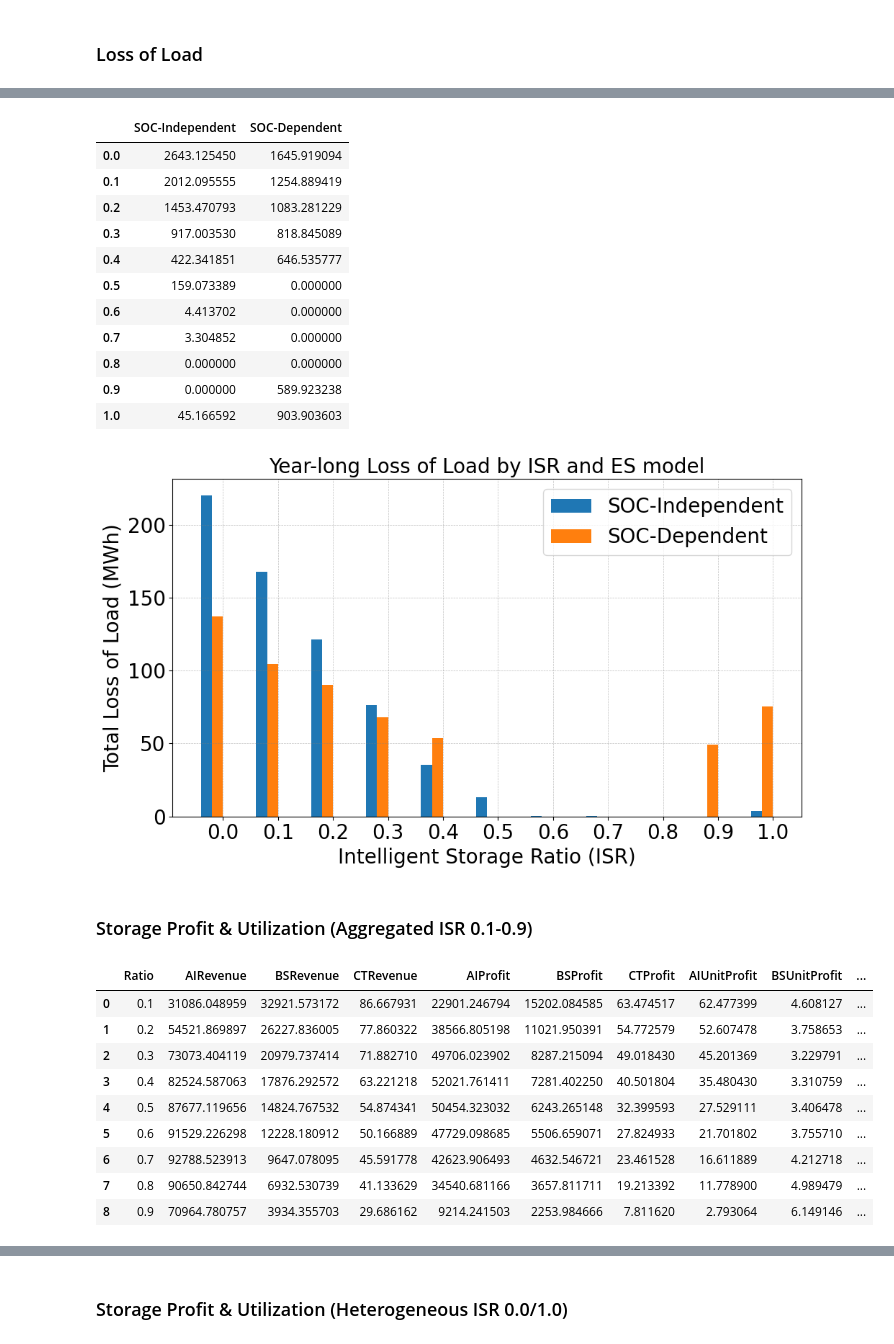
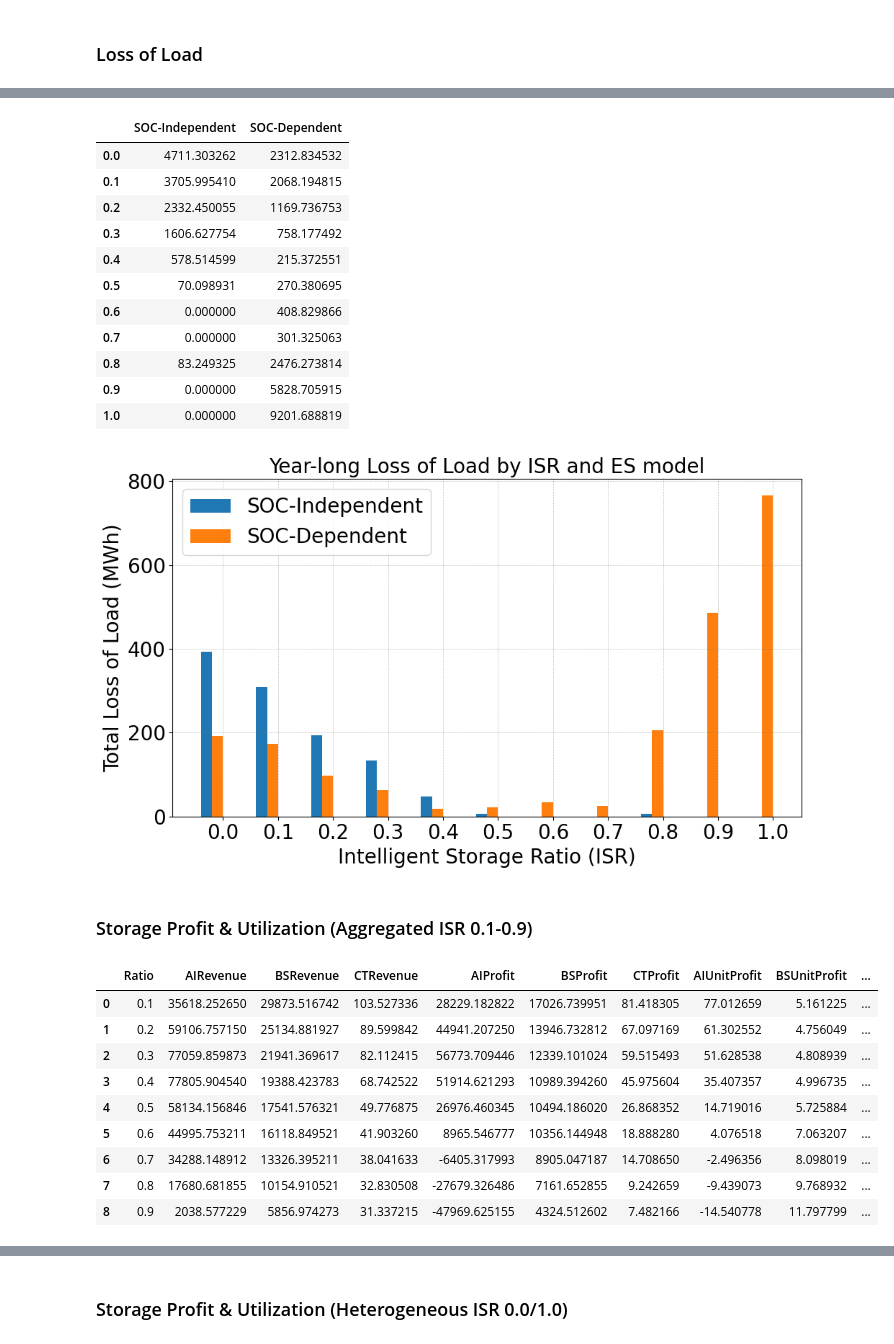
Before and after one commit to niklauskun/STESTS, a Jupyter notebook: Diagnose.ipynb, the cells around one changed output, grey strips where cells are left out. Drawn from its saved outputs; the diff is of its cells as text; code cells hidden in the pictures.

```diff
--- a/Diagnose.ipynb
+++ b/Diagnose.ipynb
@@ -14,10 +14,12 @@ eta = 0.9
 # case_template = 'Strategic/PriceCap/2022_ED1_Strategic_true_FORB_true_ratio{}_Seg1_BAW0_Fuel2.0_NLC1.2_Error0.25NegativeRenew_1.0-2.0-2.0-2.0-2.0'
 # case_template = 'Strategic/Exp1.2/2022/ED1_Strategic_true_FORB_true_ratio{}_Seg5_BAW0_1.0-2.0-2.0-2.0-2.0'
 # case_template = 'Strategic/Cases/20GW/ED1_Strategic_true_FORB_true_ratio{}_Seg1_BAW0_BSESCbid0.5'
-case_template = 'Strategic/9000VOLL/ED1_Strategic_true_FORB_true_ratio{}_Seg1_BAW0_BSESCbid0.5_LDESRatio_1.0_LDESDur_4'
+# case_template = 'Strategic/9000VOLL/ED1_Strategic_true_FORB_true_ratio{}_Seg1_BAW0_BSESCbid0.5_LDESRatio_1.0_LDESDur_4'
+case_template = 'Strategic/9000VOLL/5GW_ED1_Strategic_true_FORB_true_ratio{}_Seg1'
 
 
 ratios = [round(i * 0.1, 1) for i in range(11)]
+# ratios = [round(i * 0.2, 1) for i in range(6)]
 
 ### For random bidding model seletction
 # case_template = 'Strategic/2022/UC25ED{}_Strategic_true_ratio1.0_Seg1_BAW0_MC20.0_hetefalse'
@@ -134,9 +136,12 @@ plt.show()
 ### Total System Cost & Avg SOC
 # %%
 # case_template = 'Strategic/Cases/5GW/ED1_Strategic_true_FORB_true_ratio{}_Seg1_BAW0_BSESCbid0.5'
-case_template = 'Strategic/9000VOLL/ED1_Strategic_true_FORB_true_ratio{}_Seg1_BAW0_BSESCbid0.5_LDESRatio_1.0_LDESDur_4'
+# case_template = 'Strategic/9000VOLL/ED1_Strategic_true_FORB_true_ratio{}_Seg1_BAW0_BSESCbid0.5_LDESRatio_1.0_LDESDur_4'
+case_template = 'Strategic/9000VOLL/5GW_ED1_Strategic_true_FORB_true_ratio{}_Seg1'
+
 
 ratios = [round(i * 0.1, 1) for i in range(11)]
+# ratios = [round(i * 0.2, 1) for i in range(6)]
 Capacity = 19573.6
 # Capacity = 39930.144
 # Capacity = 59895.216
@@ -205,8 +210,11 @@ total_system_costs_df
 # %%
 # case_template = 'Strategic/5GW_C/ED1_Strategic_true_FORB_true_ratio{}_Seg5_BAW0_BSESCbid0.5'
-case_template = 'Strategic/9000VOLL/ED1_Strategic_true_FORB_true_ratio{}_Seg5_BAW0_BSESCbid0.5_LDESRatio_1.0_LDESDur_4'
+# case_template = 'Strategic/9000VOLL/ED1_Strategic_true_FORB_true_ratio{}_Seg5_BAW0_BSESCbid0.5_LDESRatio_1.0_LDESDur_4'
+case_template = 'Strategic/9000VOLL/5GW_ED1_Strategic_true_FORB_true_ratio{}_Seg5'
+
 
 ratios = [round(i * 0.1, 1) for i in range(11)]
+# ratios = [round(i * 0.2, 1) for i in range(6)]
 total_system_costs = []
 # Loop over ratios from 0.0 to 1.0 (assuming increment by 0.1)
 for ratio in ratios:
@@ -412,7 +422,9 @@ ratios = [round(i * 0.1, 1) for i in range(11)]
 case_name = 'SOC-Independent'
 # %%
 # case_template = 'Strategic/Cases/5GW/ED1_Strategic_true_FORB_true_ratio{}_Seg5_BAW0_BSESCbid0.5'
-case_template = 'Strategic/9000VOLL/ED1_Strategic_true_FORB_true_ratio{}_Seg5_BAW0_BSESCbid0.5_LDESRatio_1.0_LDESDur_4'
+# case_template = 'Strategic/9000VOLL/ED1_Strategic_true_FORB_true_ratio{}_Seg5_BAW0_BSESCbid0.5_LDESRatio_1.0_LDESDur_4'
+case_template = 'Strategic/9000VOLL/5GW_ED1_Strategic_true_FORB_true_ratio{}_Seg5'
+
 ratios = [round(i * 0.1, 1) for i in range(11)]
 case_name = 'SOC-Dependent'
 # %%
@@ -450,17 +462,17 @@ LL[case_name] = total_system_ll
 LL
 # %% [output]
 |  | SOC-Independent | SOC-Dependent |
-| 0.0 | 2643.125450 | 1645.919094 |
-| 0.1 | 2012.095555 | 1254.889419 |
-| 0.2 | 1453.470793 | 1083.281229 |
-| 0.3 | 917.003530 | 818.845089 |
-| 0.4 | 422.341851 | 646.535777 |
-| 0.5 | 159.073389 | 0.000000 |
-| 0.6 | 4.413702 | 0.000000 |
-| 0.7 | 3.304852 | 0.000000 |
-| 0.8 | 0.000000 | 0.000000 |
-| 0.9 | 0.000000 | 589.923238 |
-| 1.0 | 45.166592 | 903.903603 |
+| 0.0 | 4711.303262 | 2312.834532 |
+| 0.1 | 3705.995410 | 2068.194815 |
+| 0.2 | 2332.450055 | 1169.736753 |
+| 0.3 | 1606.627754 | 758.177492 |
+| 0.4 | 578.514599 | 215.372551 |
+| 0.5 | 70.098931 | 270.380695 |
+| 0.6 | 0.000000 | 408.829866 |
+| 0.7 | 0.000000 | 301.325063 |
+| 0.8 | 83.249325 | 2476.273814 |
+| 0.9 | 0.000000 | 5828.705915 |
+| 1.0 | 0.000000 | 9201.688819 |
 # %%
 case_names = LL.columns
 fig, ax = plt.subplots(figsize=(10, 6))
@@ -488,14 +500,19 @@ plt.tight_layout()
 
 plt.show()
 # %% [output]
-[figure, old version]
+[figure, new version]
 # %% [markdown]
 ### Storage Profit & Utilization (Aggregated ISR 0.1-0.9)
 # %%
 # case_template = 'Strategic/5GW_C/ED1_Strategic_true_FORB_true_ratio{}_Seg1_BAW0_BSESCbid0.5'
-case_template = 'Strategic/9000VOLL/ED1_Strategic_true_FORB_true_ratio{}_Seg5_BAW0_BSESCbid0.5_LDESRatio_1.0_LDESDur_4'
+# case_template = 'Strategic/9000VOLL/ED1_Strategic_true_FORB_true_ratio{}_Seg5_BAW0_BSESCbid0.5_LDESRatio_1.0_LDESDur_4'
 
-ratios = [round(i * 0.1+0.1, 1) for i in range(10)]
+case_template = 'Strategic/9000VOLL/5GW_ED1_Strategic_true_FORB_true_ratio{}_Seg1'
+
+
+ratios = [round(i * 0.1, 1) for i in range(11)]
+# ratios = [round(i * 0.2, 1) for i in range(6)]
+
 region = 2
 
 # Initialize an empty list to store results
@@ -542,42 +559,42 @@ for ratio in ratios:
             'CTProfit': CTProfit,
             'AIUnitProfit': AIUnitProfit,
             'BSUnitProfit': BSUnitProfit,
             'CTUnitProfit': CTUnitProfit,
             'AICycle': AICycle,
             'BSCycle': BSCycle,
             'CTCycle': CTCycle
         })
 
 # Convert list of dictionaries to DataFrame
 results_df = pd.DataFrame(results)
 results_df
 #     AIRevenue = sum((ESD[35]-ESC[35])*price[0])/1000
 
 #     # Calculate stats and transpose
 #     pricestats = pd.concat([price.mean()*12, (price*12).std()], axis=1).T
 
 #     # Now, instead of appending Series objects, you create DataFrame slices for each and append them
 #     mean_prices_dfs.append(pricestats.iloc[[0]])
 #     std_prices_dfs.append(pricestats.iloc[[1]])
 
 # case = 'Strategic/Exp/2022/UC25ED1_Strategic_true_FORB_true_ratio0.1_Seg1_BAW0_Fuel2.0_NLC2.0_Error0.25_ESPeakBidAdjustment1.0_ESPeakBid100.0NegativeRenew_1.0-2.0-2.0-2.0-2.0'
 
 # ESD = pd.read_csv('output/'+case+'/EDESD.csv',header=None)
 # ESC = pd.read_csv('output/'+case+'/EDESC.csv',header=None)
 # price = pd.read_csv('output/'+case+'/EDprice.csv',header=None)
 # ESindex = pd.read_csv('output/'+case+'/Strategic/storage_to_index_map.csv')
 # ES = pd.read_csv('output/'+case+'/Strategic/ADDED_ES.csv')
 # %% [output]
 |  | Ratio | AIRevenue | BSRevenue | CTRevenue | AIProfit | BSProfit | CTProfit | AIUnitProfit | BSUnitProfit | ... |
-| 0 | 0.1 | 31086.048959 | 32921.573172 | 86.667931 | 22901.246794 | 15202.084585 | 63.474517 | 62.477399 | 4.608127 | ... |
-| 1 | 0.2 | 54521.869897 | 26227.836005 | 77.860322 | 38566.805198 | 11021.950391 | 54.772579 | 52.607478 | 3.758653 | ... |
-| 2 | 0.3 | 73073.404119 | 20979.737414 | 71.882710 | 49706.023902 | 8287.215094 | 49.018430 | 45.201369 | 3.229791 | ... |
-| 3 | 0.4 | 82524.587063 | 17876.292572 | 63.221218 | 52021.761411 | 7281.402250 | 40.501804 | 35.480430 | 3.310759 | ... |
-| 4 | 0.5 | 87677.119656 | 14824.767532 | 54.874341 | 50454.323032 | 6243.265148 | 32.399593 | 27.529111 | 3.406478 | ... |
-| 5 | 0.6 | 91529.226298 | 12228.180912 | 50.166889 | 47729.098685 | 5506.659071 | 27.824933 | 21.701802 | 3.755710 | ... |
-| 6 | 0.7 | 92788.523913 | 9647.078095 | 45.591778 | 42623.906493 | 4632.546721 | 23.461528 | 16.611889 | 4.212718 | ... |
-| 7 | 0.8 | 90650.842744 | 6932.530739 | 41.133629 | 34540.681166 | 3657.811711 | 19.213392 | 11.778900 | 4.989479 | ... |
-| 8 | 0.9 | 70964.780757 | 3934.355703 | 29.686162 | 9214.241503 | 2253.984666 | 7.811620 | 2.793064 | 6.149146 | ... |
+| 0 | 0.1 | 35618.252650 | 29873.516742 | 103.527336 | 28229.182822 | 17026.739951 | 81.418305 | 77.012659 | 5.161225 | ... |
+| 1 | 0.2 | 59106.757150 | 25134.881927 | 89.599842 | 44941.207250 | 13946.732812 | 67.097169 | 61.302552 | 4.756049 | ... |
+| 2 | 0.3 | 77059.859873 | 21941.369617 | 82.112415 | 56773.709446 | 12339.101024 | 59.515493 | 51.628538 | 4.808939 | ... |
+| 3 | 0.4 | 77805.904540 | 19388.423783 | 68.742522 | 51914.621293 | 10989.394260 | 45.975604 | 35.407357 | 4.996735 | ... |
+| 4 | 0.5 | 58134.156846 | 17541.576321 | 49.776875 | 26976.460345 | 10494.186020 | 26.868352 | 14.719016 | 5.725884 | ... |
+| 5 | 0.6 | 44995.753211 | 16118.849521 | 41.903260 | 8965.546777 | 10356.144948 | 18.888280 | 4.076518 | 7.063207 | ... |
+| 6 | 0.7 | 34288.148912 | 13326.395211 | 38.041633 | -6405.317993 | 8905.047187 | 14.708650 | -2.496356 | 8.098019 | ... |
+| 7 | 0.8 | 17680.681855 | 10154.910521 | 32.830508 | -27679.326486 | 7161.652855 | 9.242659 | -9.439073 | 9.768932 | ... |
+| 8 | 0.9 | 2038.577229 | 5856.974273 | 31.337215 | -47969.625155 | 4324.512602 | 7.482166 | -14.540778 | 11.797799 | ... |
 # %%
 # Define a color palette
 colors = ['#FFA07A', '#4682B4', '#3CB371', '#8B008B', '#FFD700']
```
Also changed, not shown: parts of 19 cells of this notebook, 52 other files.
